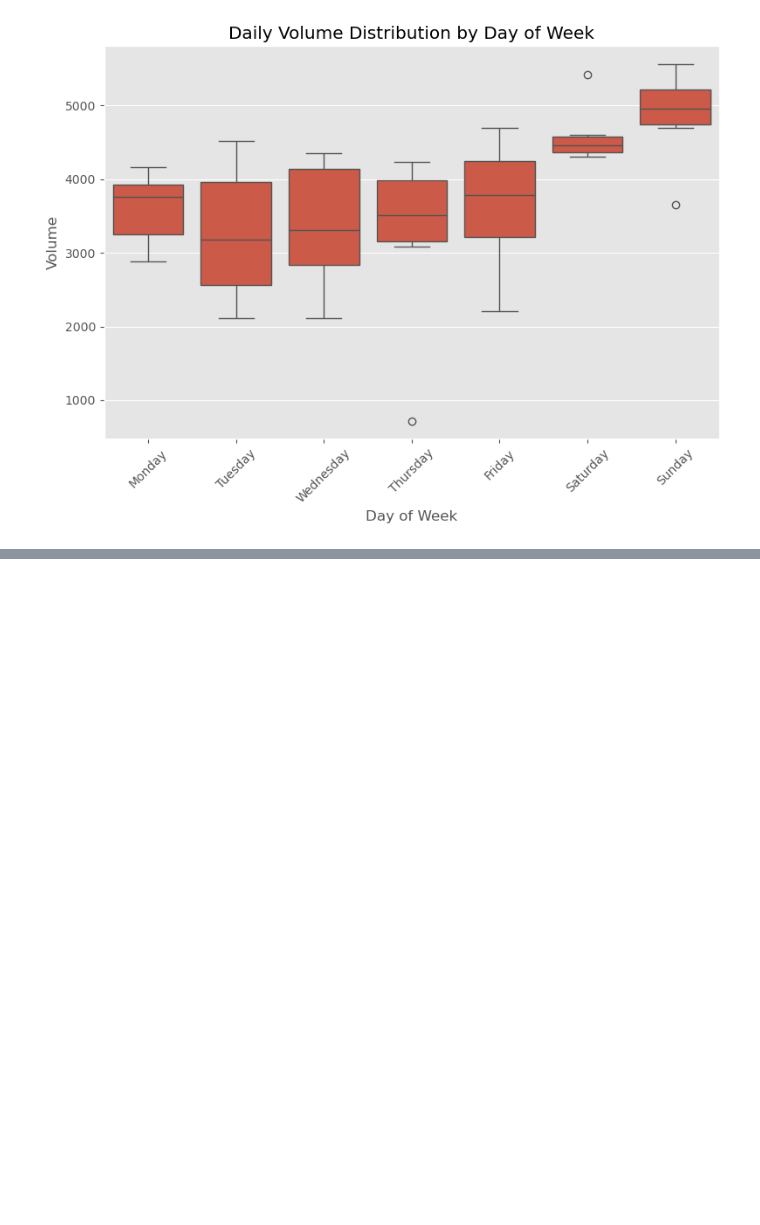
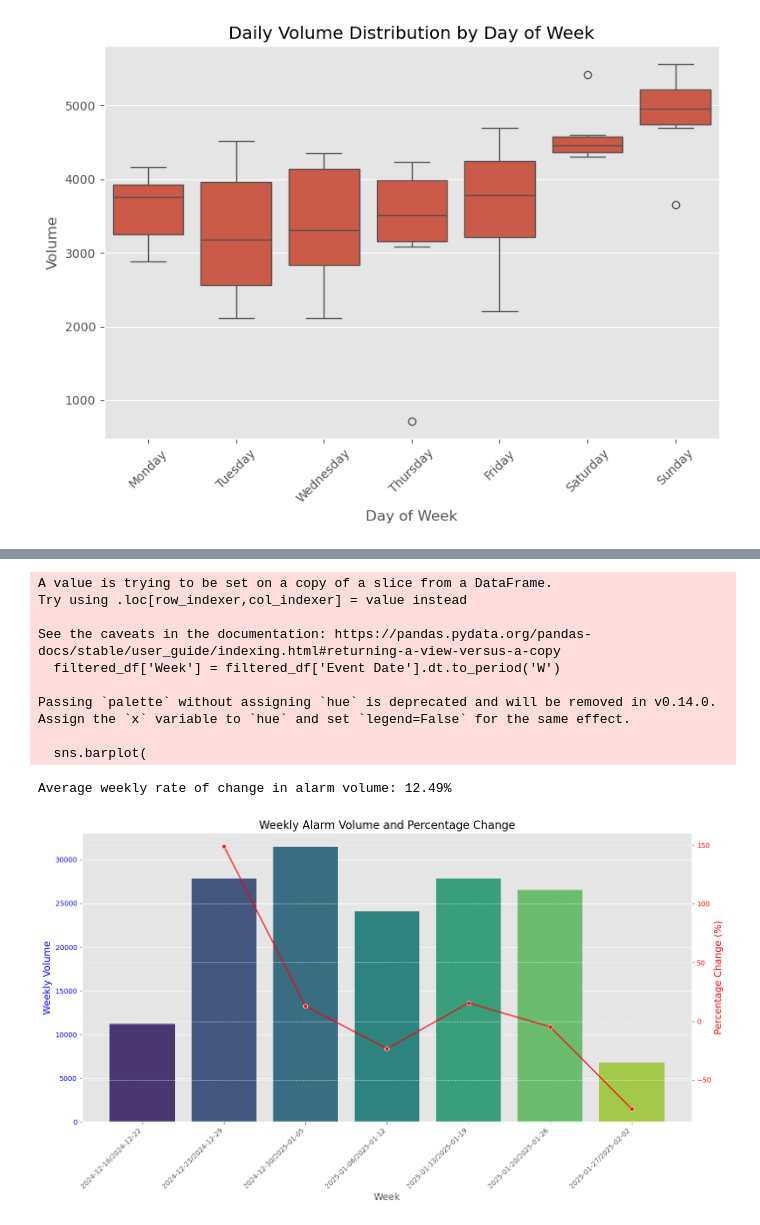
Before and after one commit to kabeermotwani/Monitoring-Station, a Jupyter notebook: MS works.ipynb, the cells around one changed output, grey strips where cells are left out. Drawn from its saved outputs; the diff is of its cells as text; code cells hidden in the pictures; blank space fills up the shorter version.

```diff
--- a/MS works.ipynb
+++ b/MS works.ipynb
@@ -243,0 +310,65 @@ Observed low outlier(s) on Thursday:
+# %%
+
+import pandas as pd
+import seaborn as sns
+import matplotlib.pyplot as plt
+
+# Calculate weekly alarm volume
+filtered_df['Week'] = filtered_df['Event Date'].dt.to_period('W')
+weekly_volume = filtered_df.groupby('Week').size().reset_index(name='Volume')
+
+# Convert 'Week' to string for plotting
+weekly_volume['Week'] = weekly_volume['Week'].astype(str)
+
+# Compute week-to-week percentage change
+weekly_volume['Pct_Change'] = weekly_volume['Volume'].pct_change() * 100
+
+# Calculate the average rate of change
+average_rate_of_change = weekly_volume['Pct_Change'].mean()
+print(f"Average weekly rate of change in alarm volume: {average_rate_of_change:.2f}%")
+
+# Plotting the weekly volume and percentage change
+fig, ax1 = plt.subplots(figsize=(14, 8))
+
+# Bar plot for weekly volume
+sns.barplot(
+    data=weekly_volume,
+    x='Week',
+    y='Volume',
+    palette='viridis',
+    ax=ax1
+)
+ax1.set_xlabel('Week', fontsize=14)
+ax1.set_ylabel('Weekly Volume', fontsize=14, color='b')
+ax1.tick_params(axis='y', labelcolor='b')
+ax1.set_xticklabels(ax1.get_xticklabels(), rotation=45, ha='right')
+
+# Create a second y-axis for percentage change
+ax2 = ax1.twinx()
+sns.lineplot(
+    data=weekly_volume,
+    x='Week',
+    y='Pct_Change',
+    color='r',
+    marker='o',
+    ax=ax2
+)
+ax2.set_ylabel('Percentage Change (%)', fontsize=14, color='r')
+ax2.tick_params(axis='y', labelcolor='r')
+
+plt.title('Weekly Alarm Volume and Percentage Change', fontsize=16)
+plt.grid(axis='y', linestyle='--', alpha=0.7)
+plt.tight_layout()
+plt.show()
+# %% [output]
+A value is trying to be set on a copy of a slice from a DataFrame.
+Try using .loc[row_indexer,col_indexer] = value instead
+
+See the caveats in the documentation: https://pandas.pydata.org/pandas-docs/stable/user_guide/indexing.html#returning-a-view-versus-a-copy
+  filtered_df['Week'] = filtered_df['Event Date'].dt.to_period('W')
+
+Passing `palette` without assigning `hue` is deprecated and will be removed in v0.14.0. Assign the `x` variable to `hue` and set `legend=False` for the same effect.
+
+  sns.barplot(
+Average weekly rate of change in alarm volume: 12.49%
+[figure, added]
```
Also changed, not shown: parts of 21 cells of this notebook, 4 other files.
